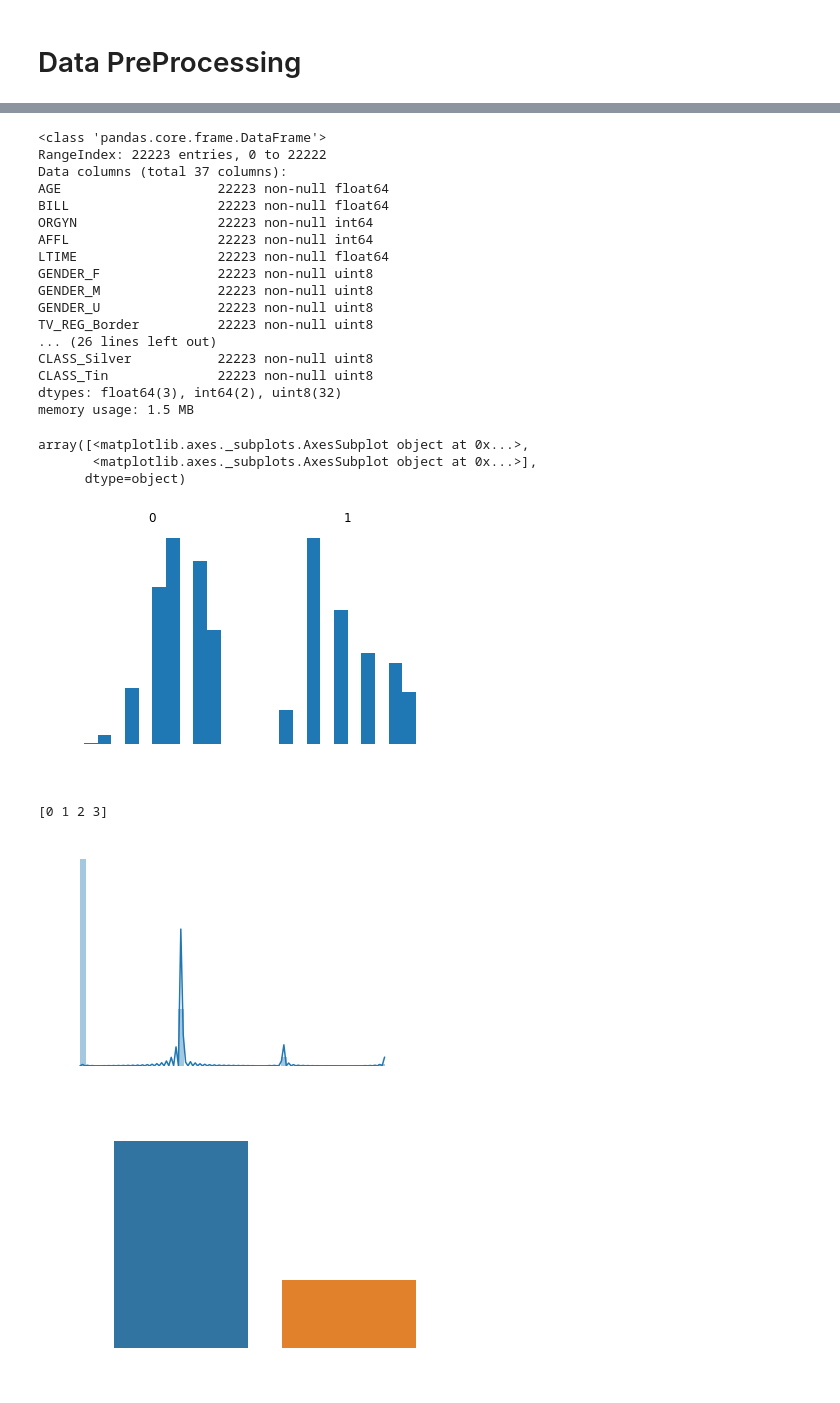
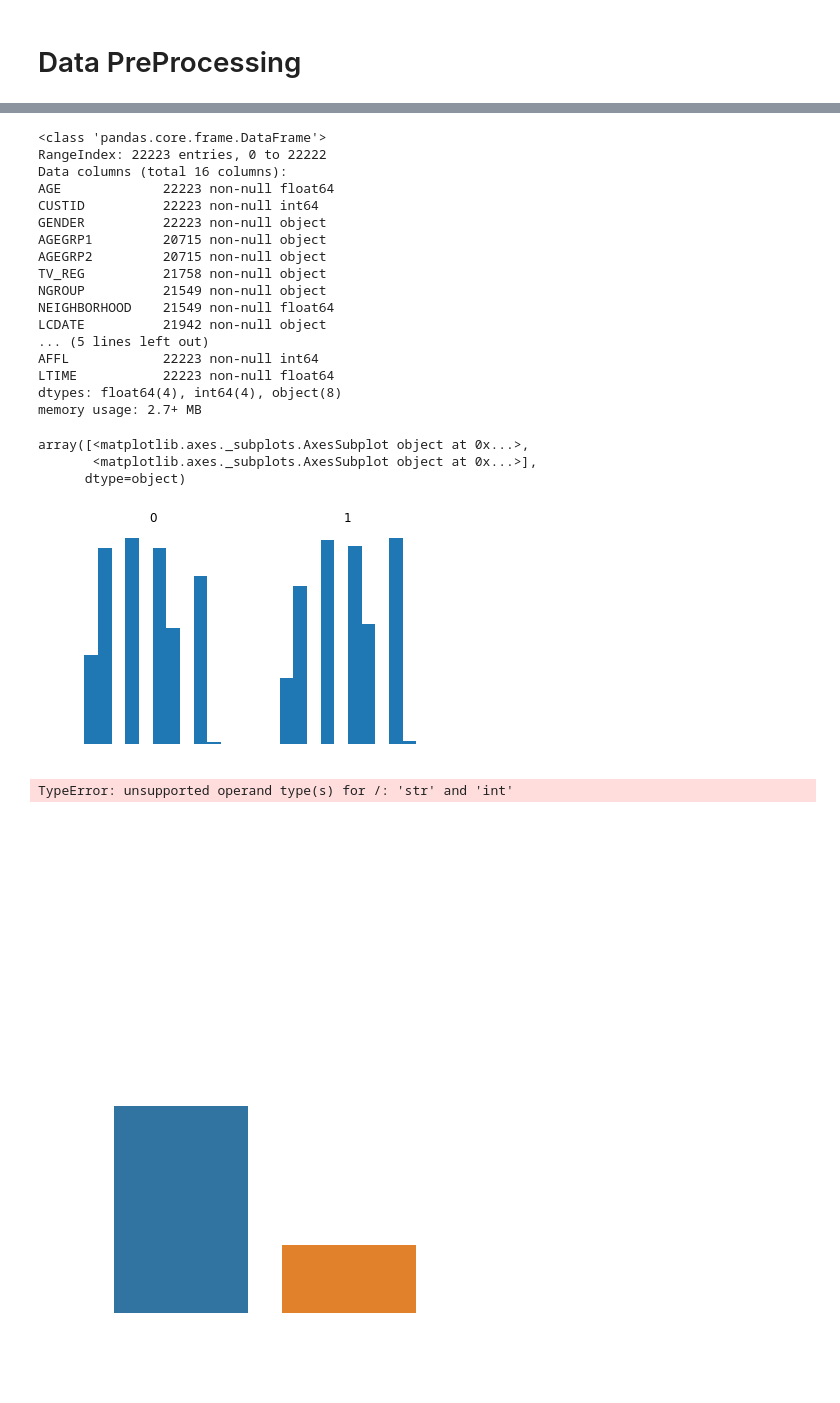
Before and after one commit to MaxEdman/IFN645_CaseStudy1, a Jupyter notebook: Preprocessing.ipynb, the cells around one changed output, grey strips where cells are left out. Cells and saved outputs as stored; diff of their text form; code cells hidden in the pictures.

```diff
--- a/Preprocessing.ipynb
+++ b/Preprocessing.ipynb
@@ -27,6 +27,7 @@ import pandas as pd
 df = pd.read_csv("datasets/organics.csv")
 #df.dtypes
 # %%
+df = df.drop(['CUSTID', 'LCDATE', 'ORGANICS', 'AGEGRP1', 'AGEGRP2'], axis = 1)
 df = df.drop(['CUSTID', 'LCDATE', 'ORGANICS', 'AGEGRP1', 'AGEGRP2'], axis = 1)
 df = df.drop(['NEIGHBORHOOD'], axis = 1)
 df.info()
@@ -110,42 +92,38 @@ df.info()
 # %% [output]
 <class 'pandas.core.frame.DataFrame'>
 RangeIndex: 22223 entries, 0 to 22222
-Data columns (total 37 columns):
-AGE                    22223 non-null float64
-BILL                   22223 non-null float64
-ORGYN                  22223 non-null int64
-AFFL                   22223 non-null int64
-LTIME                  22223 non-null float64
-GENDER_F               22223 non-null uint8
-GENDER_M               22223 non-null uint8
-GENDER_U               22223 non-null uint8
-TV_REG_Border          22223 non-null uint8
-... (26 lines left out)
-CLASS_Silver           22223 non-null uint8
-CLASS_Tin              22223 non-null uint8
-dtypes: float64(3), int64(2), uint8(32)
-memory usage: 1.5 MB
+Data columns (total 16 columns):
+AGE             22223 non-null float64
+CUSTID          22223 non-null int64
+GENDER          22223 non-null object
+AGEGRP1         20715 non-null object
+AGEGRP2         20715 non-null object
+TV_REG          21758 non-null object
+NGROUP          21549 non-null object
+NEIGHBORHOOD    21549 non-null float64
+LCDATE          21942 non-null object
+... (5 lines left out)
+AFFL            22223 non-null int64
+LTIME           22223 non-null float64
+dtypes: float64(4), int64(4), object(8)
+memory usage: 2.7+ MB
 # %%
 import matplotlib.pyplot as plt
 # Sets the color to white.
 params = {"ytick.color" : "w",
           "xtick.color" : "w",
           "axes.labelcolor" : "w",
           "axes.edgecolor" : "w"}
 plt.rcParams.update(params)
 
 %matplotlib inline
 #df.boxplot(column='REGION', by='ORGYN')
-df.hist(column='AGEGRP2', by='ORGYN')
+df.hist(column='NGROUP', by='ORGYN')
 # %% [output]
 array([<matplotlib.axes._subplots.AxesSubplot object at 0x...>,
        <matplotlib.axes._subplots.AxesSubplot object at 0x...>],
       dtype=object)
-[figure, old version]
+[figure, new version]
-# %%
-print(df['ORGANICS'].unique())
-# %% [output]
-[0 1 2 3]
 # %%
 import matplotlib.pyplot as plt
 import seaborn as sns
@@ -157,10 +135,11 @@ params = {"ytick.color" : "w",
           "axes.edgecolor" : "w"}
 plt.rcParams.update(params)
 
-g = sns.distplot(df['ORGANICS'].dropna())
+g = sns.distplot(df['AGEGRP1'].dropna())
 plt.show()
 # %% [output]
+TypeError: unsupported operand type(s) for /: 'str' and 'int'
-[figure, old version]
+[figure, new version]
 # %%
 g = sns.countplot(data = df, x = 'ORGYN')
 plt.show()
```
Also changed, not shown: parts of 5 cells of this notebook, 3 other files.
